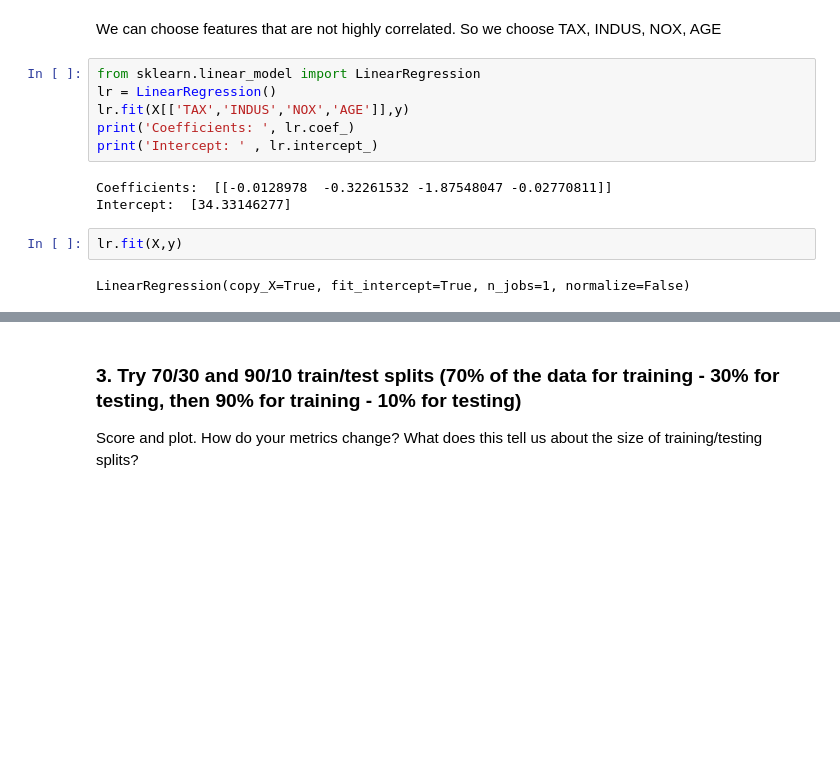
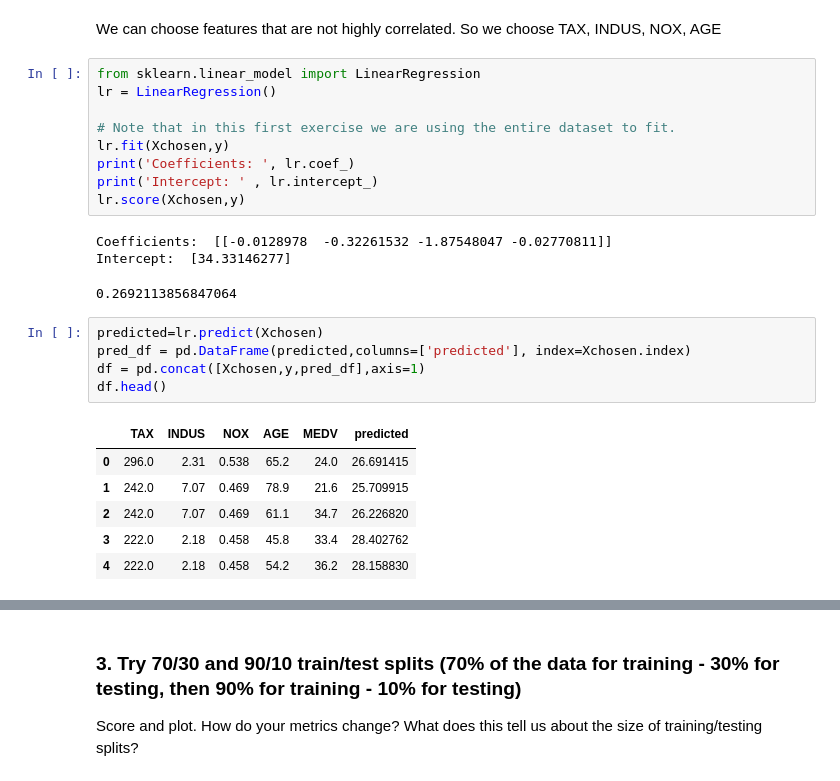
Before and after one commit to aanels/ga_homeworks, a Jupyter notebook: unit-3_project/linreg-knn-project.ipynb, the cells around one changed output, grey strips where cells are left out. Drawn from its saved outputs; the diff is of its cells as text; blank space fills up the shorter version.

```diff
--- a/unit-3_project/linreg-knn-project.ipynb
+++ b/unit-3_project/linreg-knn-project.ipynb
@@ -173,13 +181,25 @@ We can choose features that are not highly correlated. So we choose TAX, INDUS,
 # %%
 from sklearn.linear_model import LinearRegression
 lr = LinearRegression()
-lr.fit(X[['TAX','INDUS','NOX','AGE']],y)
+
+# Note that in this first exercise we are using the entire dataset to fit.
+lr.fit(Xchosen,y)
 print('Coefficients: ', lr.coef_)
 print('Intercept: ' , lr.intercept_)
+lr.score(Xchosen,y)
 # %% [output]
 Coefficients:  [[-0.0128978  -0.32261532 -1.87548047 -0.02770811]]
 Intercept:  [34.33146277]
+0.2692113856847064
-# %%
-lr.fit(X,y)
-# %% [output]
-LinearRegression(copy_X=True, fit_intercept=True, n_jobs=1, normalize=False)
+# %%
+predicted=lr.predict(Xchosen)
+pred_df = pd.DataFrame(predicted,columns=['predicted'], index=Xchosen.index)
+df = pd.concat([Xchosen,y,pred_df],axis=1)
+df.head()
+# %% [output]
+|  | TAX | INDUS | NOX | AGE | MEDV | predicted |
+| 0 | 296.0 | 2.31 | 0.538 | 65.2 | 24.0 | 26.691415 |
+| 1 | 242.0 | 7.07 | 0.469 | 78.9 | 21.6 | 25.709915 |
+| 2 | 242.0 | 7.07 | 0.469 | 61.1 | 34.7 | 26.226820 |
+| 3 | 222.0 | 2.18 | 0.458 | 45.8 | 33.4 | 28.402762 |
+| 4 | 222.0 | 2.18 | 0.458 | 54.2 | 36.2 | 28.158830 |
```
Also changed, not shown: parts of 8 cells of this notebook, 1 other file.
